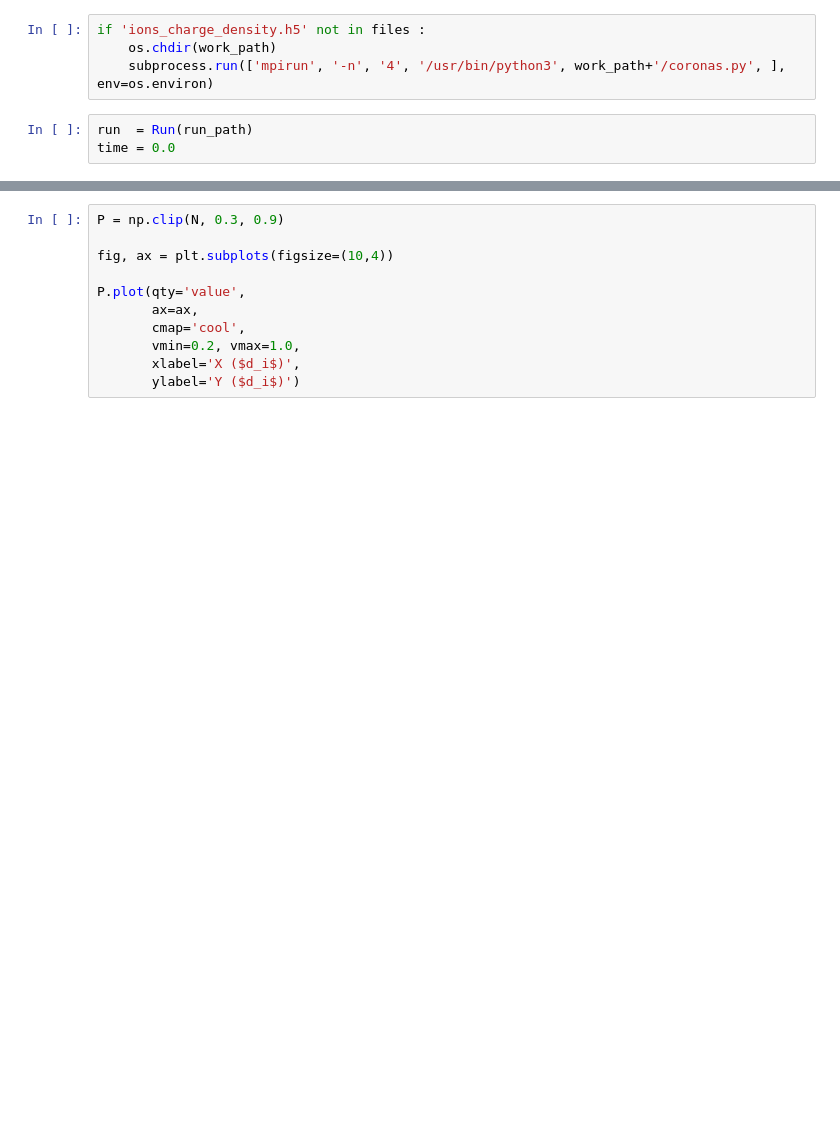
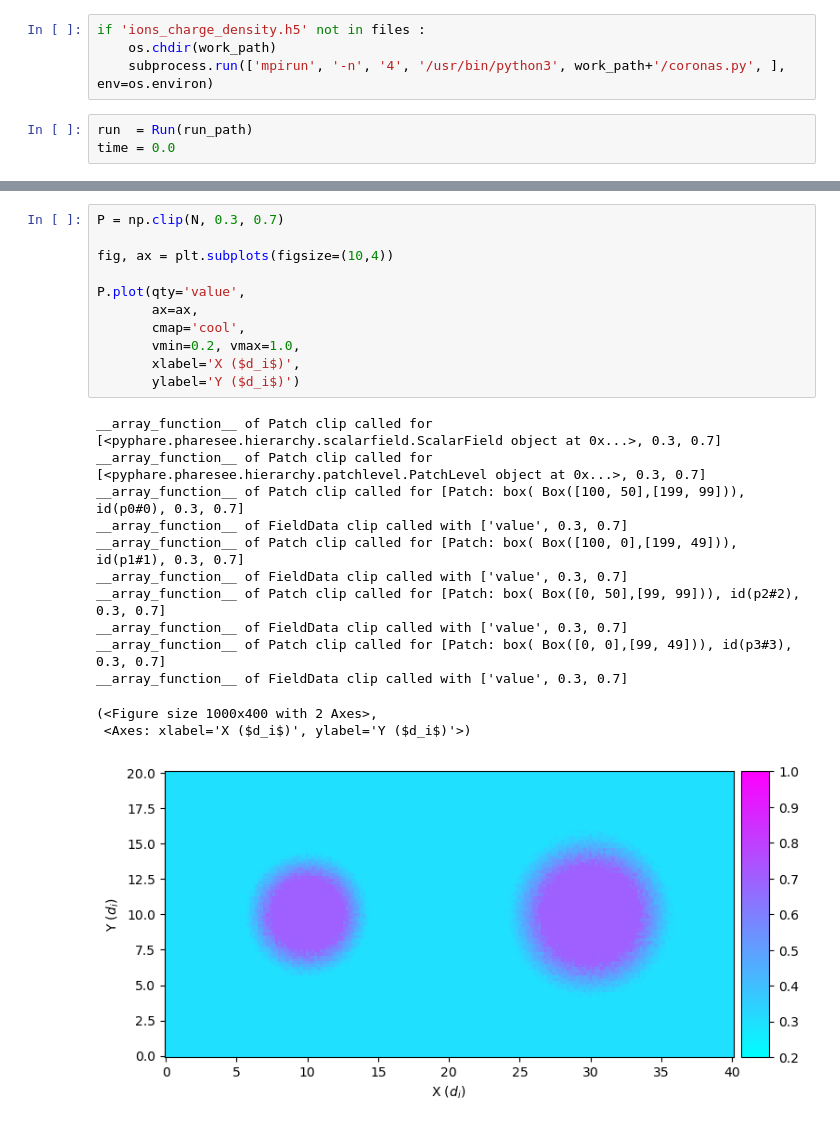
Before and after one commit to rochSmets/farMe, a Jupyter notebook: hotSpots/coronas.ipynb, the cells around one changed output, grey strips where cells are left out. Drawn from its saved outputs; the diff is of its cells as text; blank space fills up the shorter version.

```diff
--- a/hotSpots/coronas.ipynb
+++ b/hotSpots/coronas.ipynb
@@ -64,11 +95,25 @@ P = np.clip(N, 0.3, 0.9)
 # %%
-P = np.clip(N, 0.3, 0.9)
+P = np.clip(N, 0.3, 0.7)
 
 fig, ax = plt.subplots(figsize=(10,4))
 
 P.plot(qty='value',
        ax=ax,
        cmap='cool',
        vmin=0.2, vmax=1.0,
        xlabel='X ($d_i$)',
        ylabel='Y ($d_i$)')
+# %% [output]
+__array_function__ of Patch clip called for [<pyphare.pharesee.hierarchy.scalarfield.ScalarField object at 0x...>, 0.3, 0.7]
+__array_function__ of Patch clip called for [<pyphare.pharesee.hierarchy.patchlevel.PatchLevel object at 0x...>, 0.3, 0.7]
+__array_function__ of Patch clip called for [Patch: box( Box([100, 50],[199, 99])), id(p0#0), 0.3, 0.7]
+__array_function__ of FieldData clip called with ['value', 0.3, 0.7]
+__array_function__ of Patch clip called for [Patch: box( Box([100, 0],[199, 49])), id(p1#1), 0.3, 0.7]
+__array_function__ of FieldData clip called with ['value', 0.3, 0.7]
+__array_function__ of Patch clip called for [Patch: box( Box([0, 50],[99, 99])), id(p2#2), 0.3, 0.7]
+__array_function__ of FieldData clip called with ['value', 0.3, 0.7]
+__array_function__ of Patch clip called for [Patch: box( Box([0, 0],[99, 49])), id(p3#3), 0.3, 0.7]
+__array_function__ of FieldData clip called with ['value', 0.3, 0.7]
+(<Figure size 1000x400 with 2 Axes>,
+ <Axes: xlabel='X ($d_i$)', ylabel='Y ($d_i$)'>)
+[figure, added]
```
Also changed, not shown: parts of 4 cells of this notebook, 1 other file.
